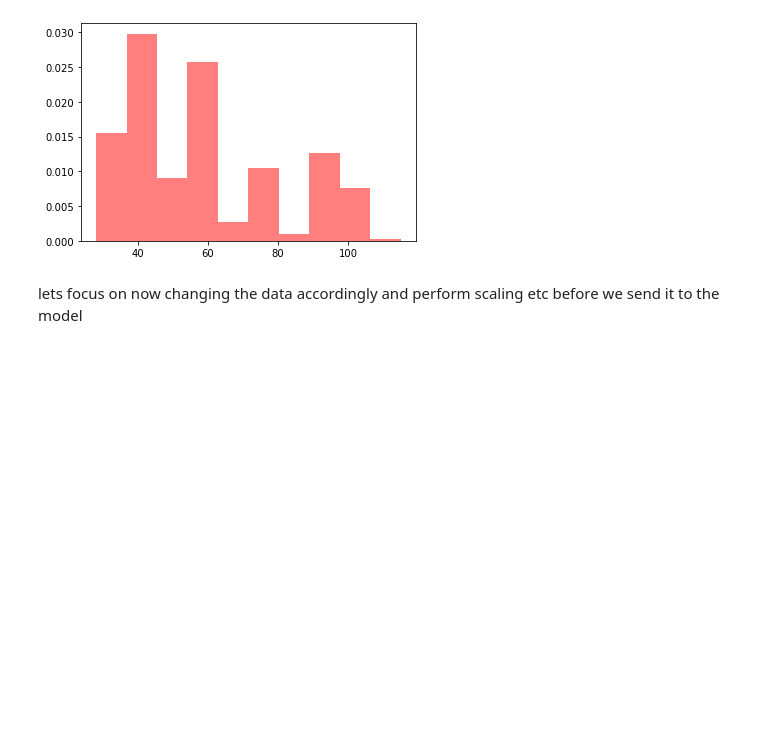
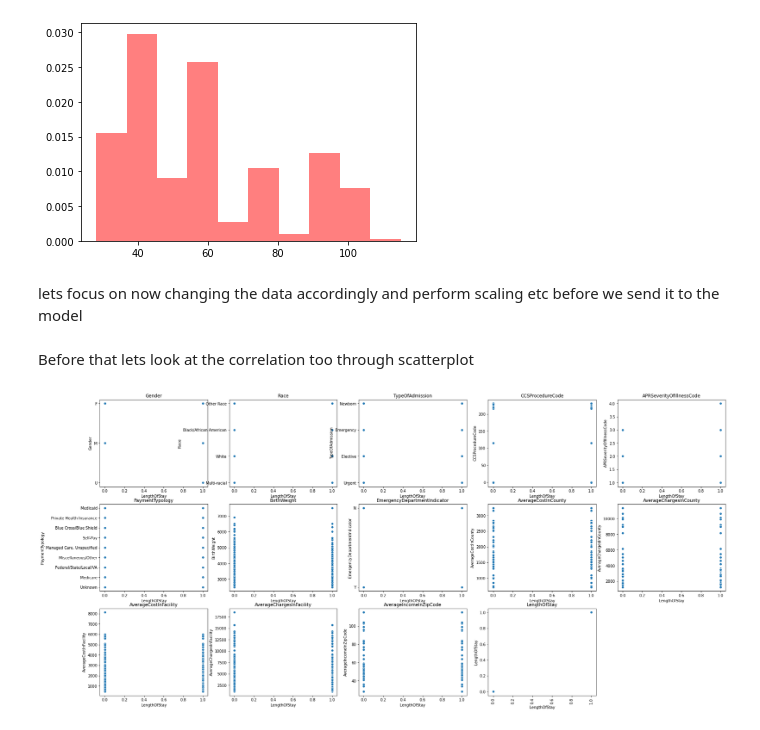
Before and after one commit to s3785704/machine-learning-assign01, a Jupyter notebook: assign1.ipynb, the cells around one changed output. Cells and saved outputs as stored; diff of their text form; code cells hidden in the pictures; blank space fills up the shorter version.

Commit message:
Correlation EDA and some observation

```diff
--- a/assign1.ipynb
+++ b/assign1.ipynb
@@ -342,3 +342,16 @@ plt.hist(df['AverageIncomeInZipCode'],alpha=0.5,color='r',density='True')
 [figure]
 # %% [markdown]
 lets focus on now changing the data accordingly and perform scaling etc before we send it to the model
+# %% [markdown]
+Before that lets look at the correlation too through scatterplot
+# %%
+import seaborn as sns
+plt.figure(figsize=(30,30))
+for i,col in enumerate(df.columns):
+    plt.subplot(6,5,i+1)
+    sns.scatterplot(data=df,y=col,x='LengthOfStay')
+    plt.title(col)
+plt.xticks(rotation='vertical')
+plt.show()
+# %% [output]
+[figure, added]
```
Also changed, not shown: parts of 7 cells of this notebook.
